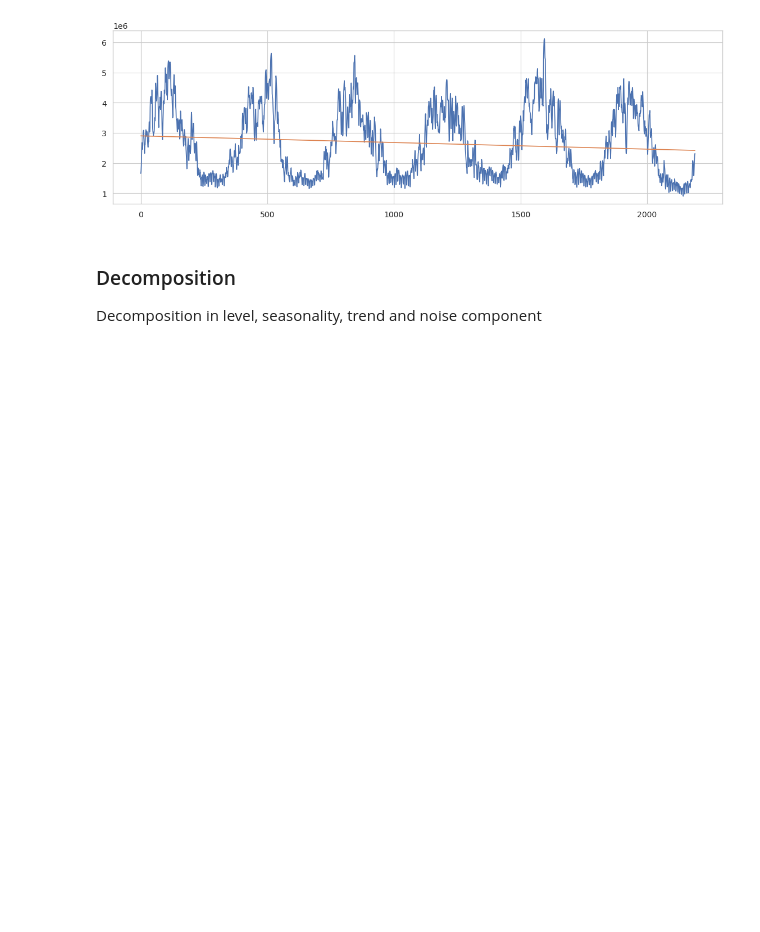
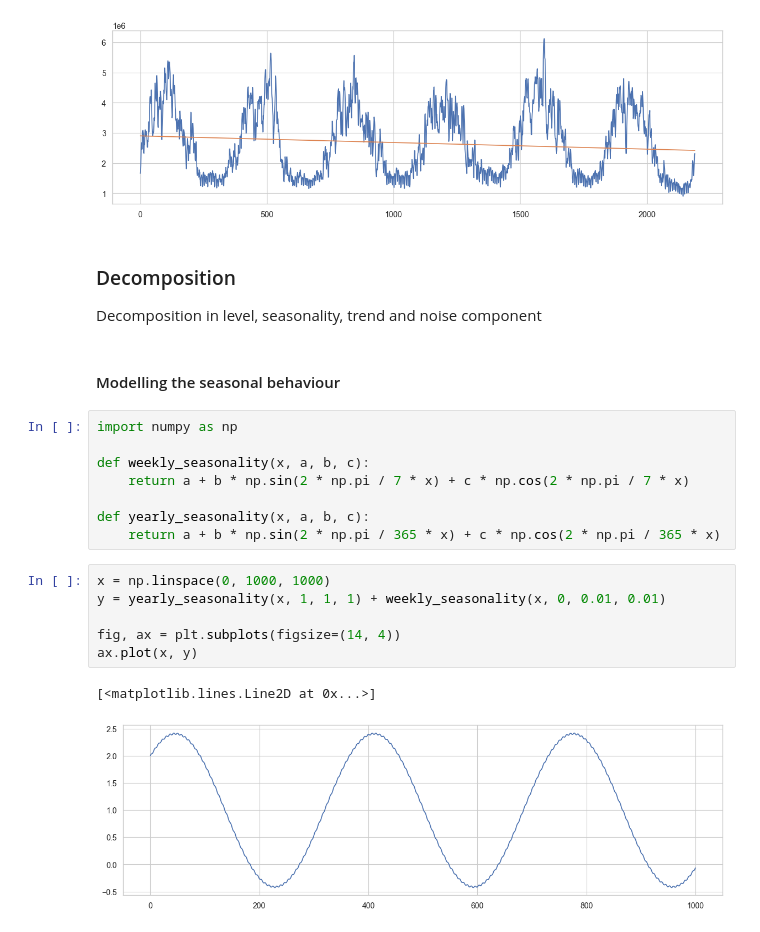
Before and after one commit to f-linus/natural_gas_consumption_modelling, a Jupyter notebook: notebooks/data_analysis/002 Autocorrelation, seasonality and trends.ipynb, the cells around one changed output. Cells and saved outputs as stored; diff of their text form; blank space fills up the shorter version.

```diff
--- a/notebooks/data_analysis/002 Autocorrelation, seasonality and trends.ipynb
+++ b/notebooks/data_analysis/002 Autocorrelation, seasonality and trends.ipynb
@@ -93,3 +93,22 @@ ax.plot(x, linear_regression.intercept + linear_regression.slope * x, label="Lin
 ### Decomposition
 
 Decomposition in level, seasonality, trend and noise component
+# %% [markdown]
+#### Modelling the seasonal behaviour
+# %%
+import numpy as np
+
+def weekly_seasonality(x, a, b, c):
+    return a + b * np.sin(2 * np.pi / 7 * x) + c * np.cos(2 * np.pi / 7 * x)
+
+def yearly_seasonality(x, a, b, c):
+    return a + b * np.sin(2 * np.pi / 365 * x) + c * np.cos(2 * np.pi / 365 * x)
+# %%
+x = np.linspace(0, 1000, 1000)
+y = yearly_seasonality(x, 1, 1, 1) + weekly_seasonality(x, 0, 0.01, 0.01)
+
+fig, ax = plt.subplots(figsize=(14, 4))
+ax.plot(x, y)
+# %% [output]
+[<matplotlib.lines.Line2D at 0x...>]
+[figure, added]
```
Also changed, not shown: parts of 15 cells of this notebook.
